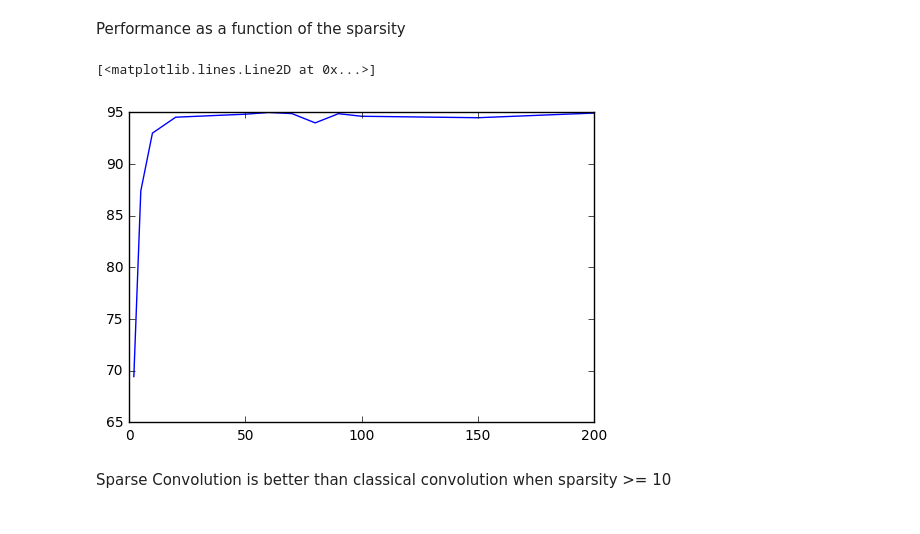
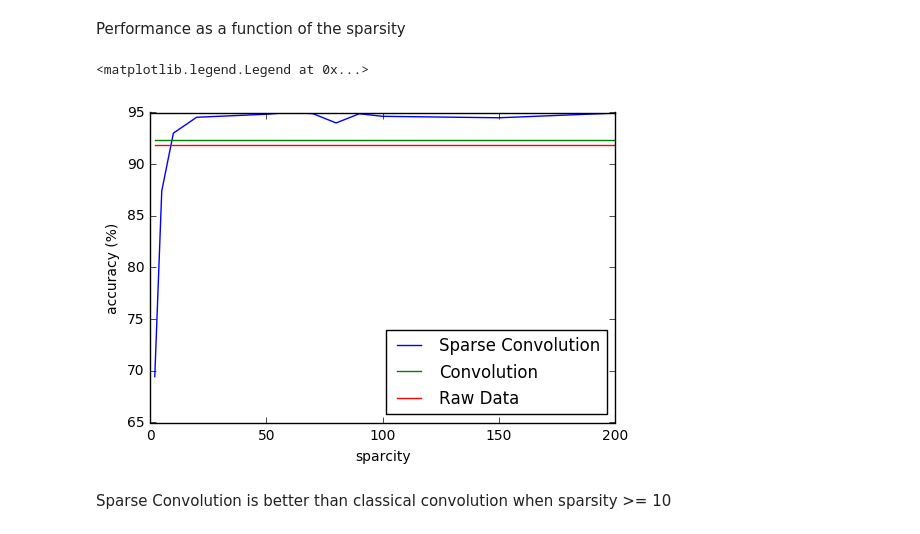
Before and after one commit to VictorBoutin/CHAMP, a Jupyter notebook: Probe/Coding.With.CHAMP.MNIST.ipynb, the cells around one changed output. Drawn from its saved outputs; the diff is of its cells as text; code cells hidden in the pictures.

Commit message:
added a classification layer with a convolution

```diff
--- a/Probe/Coding.With.CHAMP.MNIST.ipynb
+++ b/Probe/Coding.With.CHAMP.MNIST.ipynb
@@ -141,14 +134,22 @@ All the experiment, are located on Rapport D'avancement/2018-02-01/2018-02-01.Ex
 # %% [markdown]
 Performance as a function of the sparsity
 # %%
+import numpy as np
 sparsity = [2,5,10,20,50,60,70,80,90,100,150,200]
 #accuracy = [67.46,87.24,92.47,94.08,94.7,94.73,94.76,94.79,94.82,94.82,94.81,94.82]
-accuracy = [69.44, 87.41, 93.0, 94.54, 94.83, 95.0, 94.89, 93.99, 94.88, 94.63, 94.49, 94.94]
+accuracy_CONVMP = [69.44, 87.41, 93.0, 94.54, 94.83, 95.0, 94.89, 93.99, 94.88, 94.63, 94.49, 94.94]
+accuracy_CONV = [92.34,92.34,92.34, 92.34, 92.34, 92.34,92.34, 92.34, 92.34, 92.34, 92.34, 92.34]
+accuracy_RAW = [91.9,91.9,91.9, 91.9, 91.9, 91.9,91.9, 91.9, 91.9, 91.9, 91.9, 91.9]
-# %%
-plt.plot(sparsity,accuracy)
-# %% [output]
-[<matplotlib.lines.Line2D at 0x...>]
-[figure, removed]
+# %%
+plt.plot(sparsity,accuracy_CONVMP,label='Sparse Convolution')
+plt.plot(sparsity,accuracy_CONV,label='Convolution')
+plt.plot(sparsity,accuracy_RAW,label='Raw Data')
+plt.xlabel('sparcity (l0 norm)')
+plt.ylabel('accuracy (%)')
+plt.legend(loc=4)
+# %% [output]
+<matplotlib.legend.Legend at 0x...>
+[figure, added]
 # %% [markdown]
 Sparse Convolution is better than classical convolution when sparsity >= 10
 # %%
```
Also changed, not shown: parts of 6 cells of this notebook, 2 other files.
